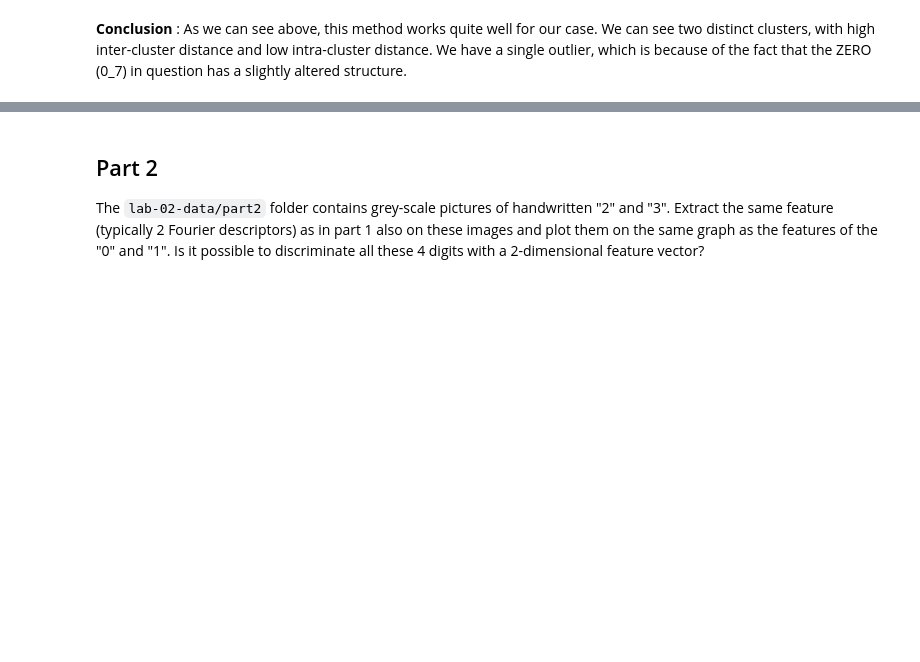
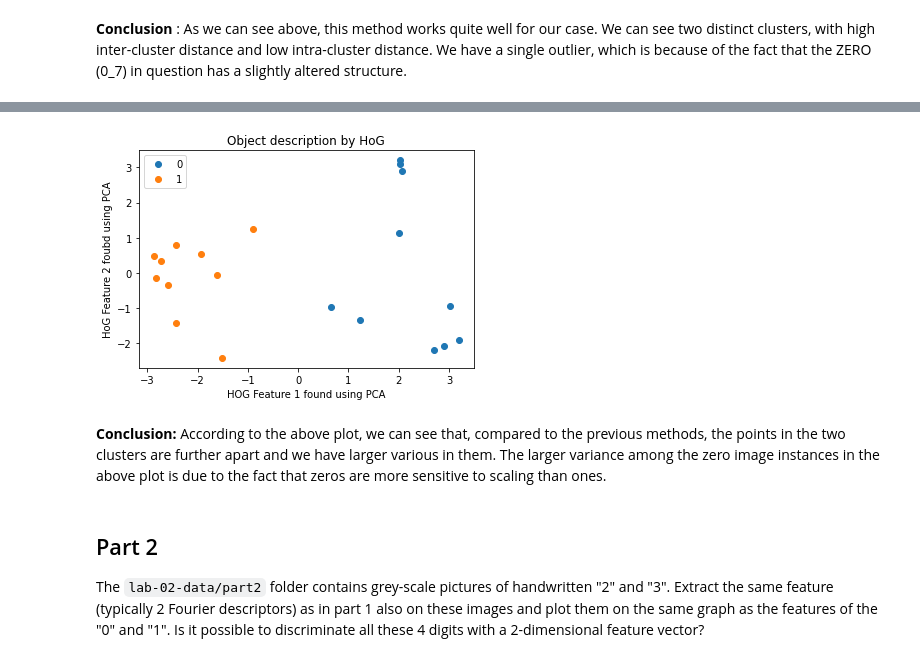
Before and after one commit to dhruti96shah/iapr-2020, a Jupyter notebook: labs/lab_02_object_description.ipynb, the cells around one changed output, grey strips where cells are left out. Cells and saved outputs as stored; diff of their text form; code cells hidden in the pictures; blank space fills up the shorter version.

```diff
--- a/labs/lab_02_object_description.ipynb
+++ b/labs/lab_02_object_description.ipynb
@@ -293,3 +402,39 @@ plt.legend()
+# %%
+# All features list
+all_features = []
+
+# Calculate HoG descriptor with window size of 8x8, cell size of 2x2, and stride of 4x4
+HoG_descriptor = cv2.HOGDescriptor((28,28),(8,8),(4,4),(2,2),8)
+
+# Compute the HoG description of zeros
+features_zeros = compute_HoG_descriptor(zeros_im, HoG_descriptor)
+all_features.append(features_zeros)
+
+# Compute the HoG description of ones
+features_ones = compute_HoG_descriptor(ones_im, HoG_descriptor)
+all_features.append(features_ones)
+
+# Reshape the features vector from 3D to 2D
+all_features = np.reshape(all_features,(np.shape(all_features)[0]*np.shape(all_features)[1],np.shape(all_features)[2]))
+
+# Combine the features using PCA
+pca = PCA(n_components=2)
+features_2d = pca.fit_transform(all_features)
+
+# Plot the results
+zeros = plt.plot(features_2d.transpose()[0][10:20],features_2d.transpose()[1][10:20],"o", label="0")
+ones = plt.plot(features_2d.transpose()[0][0:10],features_2d.transpose()[1][0:10], "o", label="1")
+
+plt.xlabel('HOG Feature 1 found using PCA')
+plt.ylabel('HoG Feature 2 foubd using PCA')
+plt.title('Object description by HoG')
+plt.legend(loc=2)
+
+plt.show()
+# %% [output]
+[figure, added]
+# %% [markdown]
+__Conclusion:__ According to the above plot, we can see that, compared to the previous methods, the points in the two clusters are further apart and we have larger various in them. The larger variance among the zero image instances in the above plot is due to the fact that zeros are more sensitive to scaling than ones.
 # %% [markdown]
 ## Part 2
 The `lab-02-data/part2` folder contains grey-scale pictures of handwritten "2" and "3".
```
Also changed, not shown: parts of 19 cells of this notebook.
